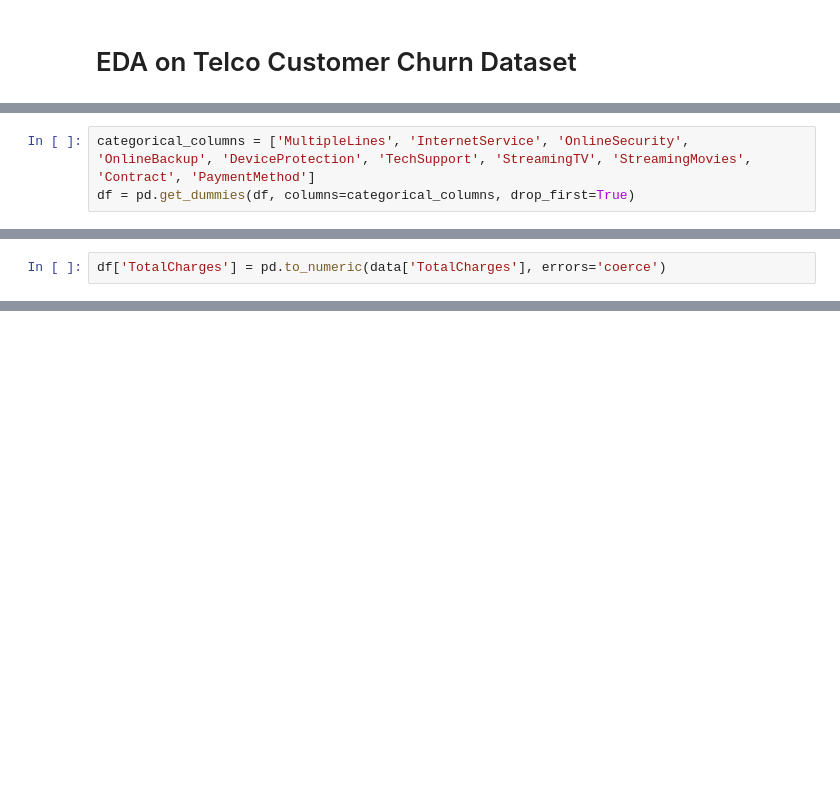
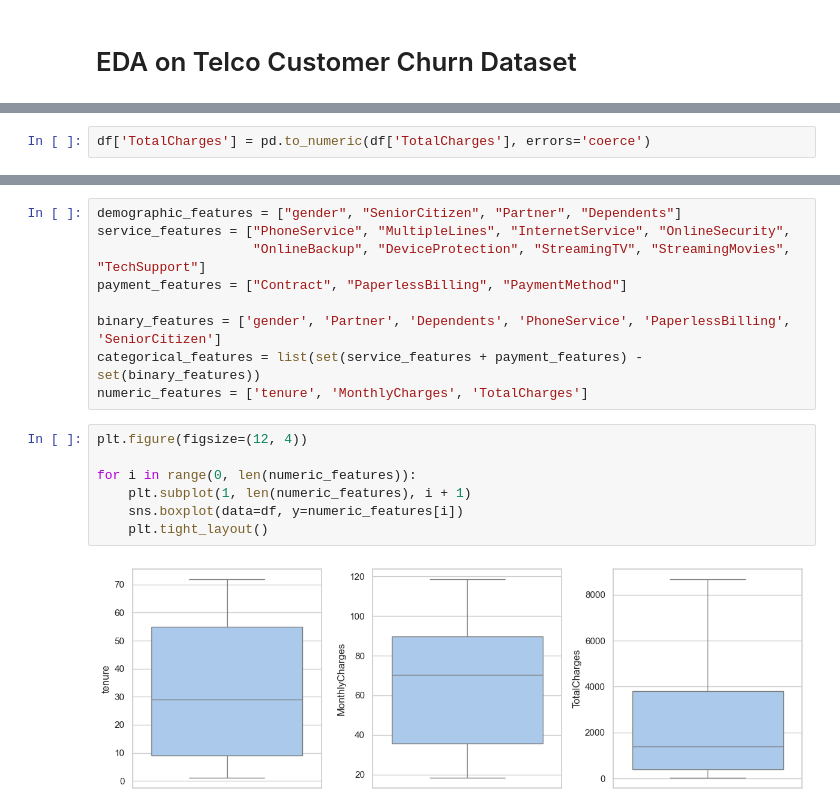
Before and after one commit to devmarkpro/telco-customer-churn-ml-project, a Jupyter notebook: notebooks/01-eda.ipynb, the cells around one changed output, grey strips where cells are left out. Saved outputs shown, nothing was run; the diff lists cells and outputs as text; blank space fills up the shorter version.

```diff
--- a/notebooks/01-eda.ipynb
+++ b/notebooks/01-eda.ipynb
@@ -129,3 +9,0 @@ for col in binary_columns:
-# %%
-categorical_columns = ['MultipleLines', 'InternetService', 'OnlineSecurity', 'OnlineBackup', 'DeviceProtection', 'TechSupport', 'StreamingTV', 'StreamingMovies', 'Contract', 'PaymentMethod']
-df = pd.get_dummies(df, columns=categorical_columns, drop_first=True)
@@ -134,2 +9,0 @@ Now let's get back to the `TotalCharges` column, which is currently of type `obj
-# %%
-df['TotalCharges'] = pd.to_numeric(data['TotalCharges'], errors='coerce')
@@ -209,0 +23,2 @@ df.describe(include='all')
+# %%
+df['TotalCharges'] = pd.to_numeric(df['TotalCharges'], errors='coerce')
@@ -209,0 +63,18 @@ df.describe(include='all')
+# %%
+demographic_features = ["gender", "SeniorCitizen", "Partner", "Dependents"]
+service_features = ["PhoneService", "MultipleLines", "InternetService", "OnlineSecurity",
+                    "OnlineBackup", "DeviceProtection", "StreamingTV", "StreamingMovies", "TechSupport"]
+payment_features = ["Contract", "PaperlessBilling", "PaymentMethod"]
+
+binary_features = ['gender', 'Partner', 'Dependents', 'PhoneService', 'PaperlessBilling', 'SeniorCitizen']
+categorical_features = list(set(service_features + payment_features) - set(binary_features))
+numeric_features = ['tenure', 'MonthlyCharges', 'TotalCharges']
+# %%
+plt.figure(figsize=(12, 4))
+
+for i in range(0, len(numeric_features)):
+    plt.subplot(1, len(numeric_features), i + 1)
+    sns.boxplot(data=df, y=numeric_features[i])
+    plt.tight_layout()
+# %% [output]
+[figure, added]
```
Also changed, not shown: parts of 49 cells of this notebook.
